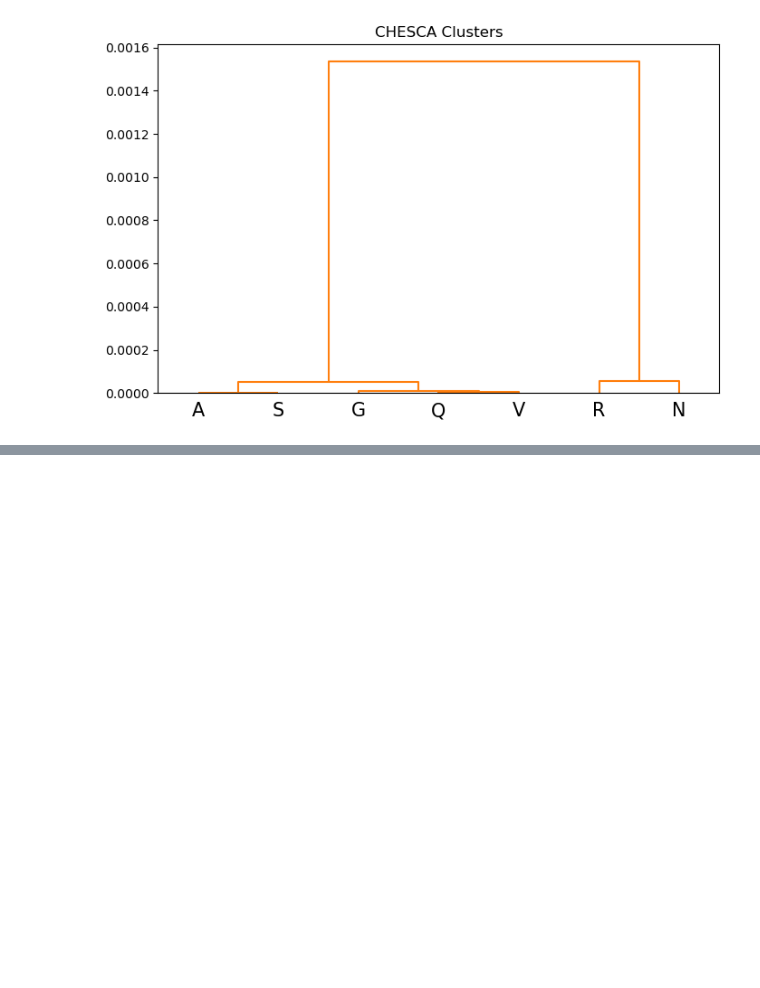
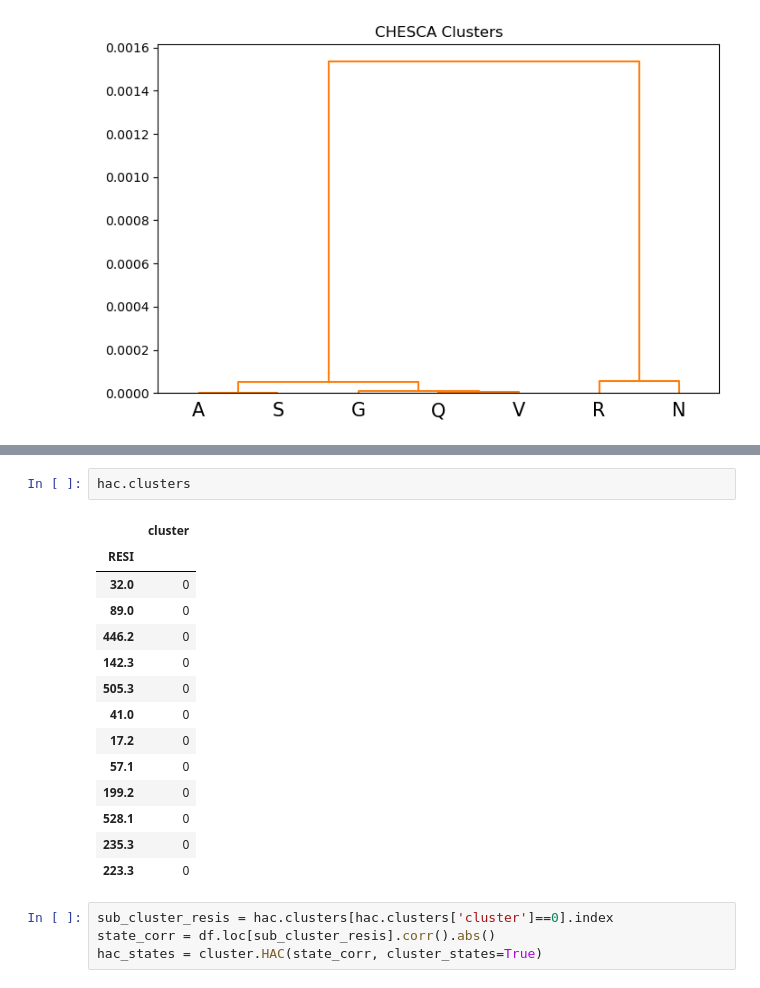
Before and after one commit to Dan-Burns/pychesca, a Jupyter notebook: dev.ipynb, the cells around one changed output, grey strips where cells are left out. Cells and saved outputs as stored; diff of their text form; blank space fills up the shorter version.

```diff
--- a/dev.ipynb
+++ b/dev.ipynb
@@ -397,0 +427,21 @@ plots.show_dendrogram(hac_states, orientation='top', annotate_clusters=False)
+# %%
+hac.clusters
+# %% [output]
+|  | cluster |
+| RESI |  |
+| 32.0 | 0 |
+| 89.0 | 0 |
+| 446.2 | 0 |
+| 142.3 | 0 |
+| 505.3 | 0 |
+| 41.0 | 0 |
+| 17.2 | 0 |
+| 57.1 | 0 |
+| 199.2 | 0 |
+| 528.1 | 0 |
+| 235.3 | 0 |
+| 223.3 | 0 |
+# %%
+sub_cluster_resis = hac.clusters[hac.clusters['cluster']==0].index
+state_corr = df.loc[sub_cluster_resis].corr().abs()
+hac_states = cluster.HAC(state_corr, cluster_states=True)
```
Also changed, not shown: parts of 10 cells of this notebook, 2 other files.
